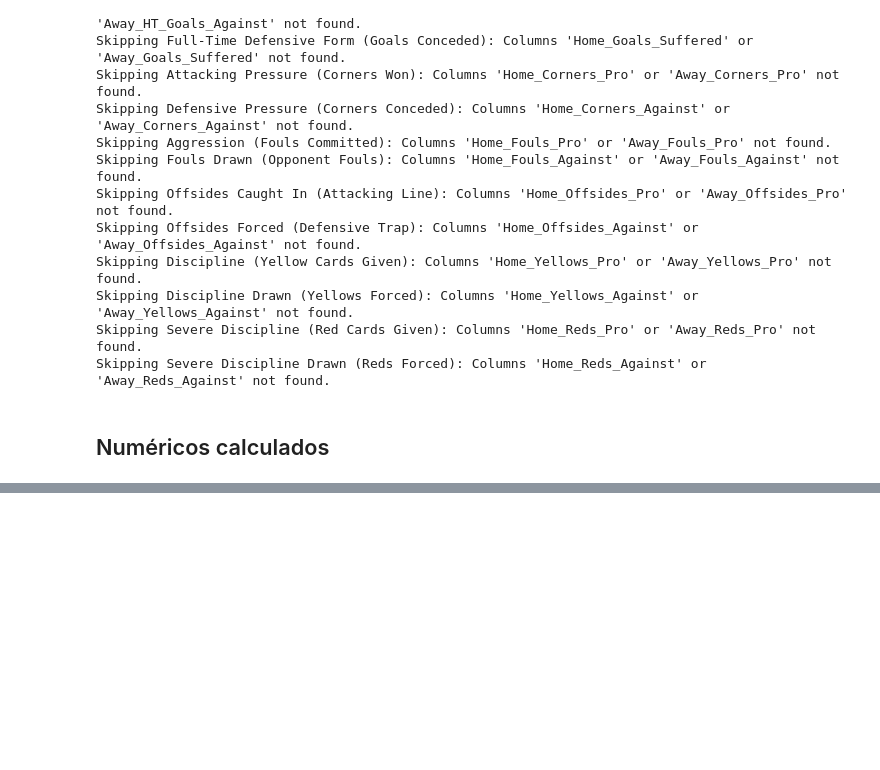
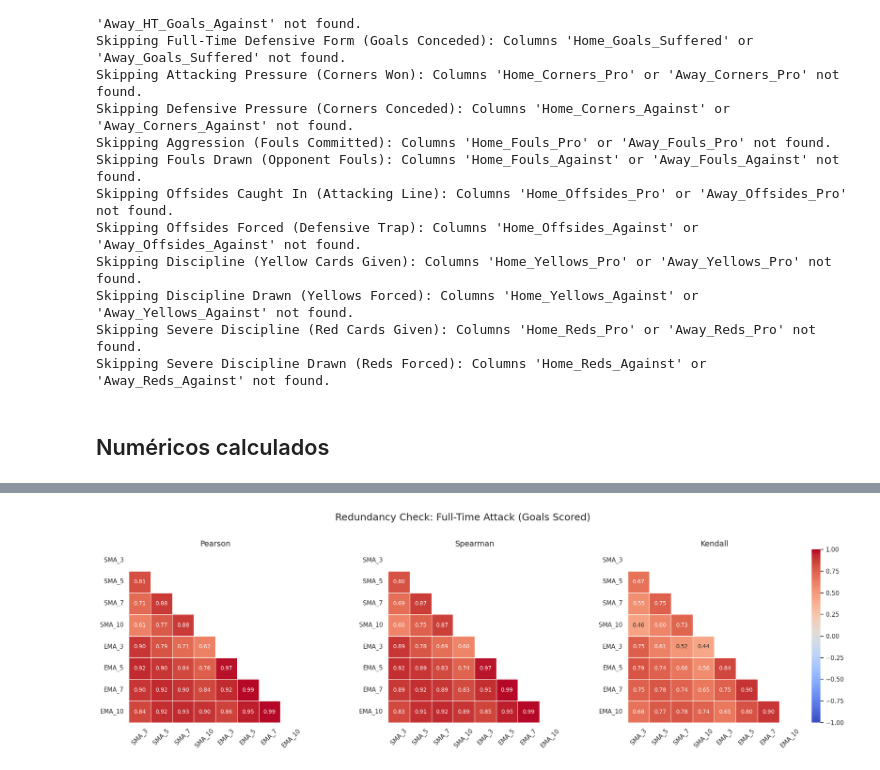
Before and after one commit to DyogoBendo/Projeto-ML, a Jupyter notebook: analise-exploratoria.ipynb, the cells around one changed output, grey strips where cells are left out. Saved outputs shown, nothing was run; the diff lists cells and outputs as text; code cells hidden in the pictures; blank space fills up the shorter version.

```diff
--- a/analise-exploratoria.ipynb
+++ b/analise-exploratoria.ipynb
@@ -684,0 +870,95 @@ Generating Feature Analysis graphs...
+# %%
+# ==========================================
+# CELL: MULTICOLLINEARITY SCANNER (8x8 MATRICES)
+# ==========================================
+import pandas as pd
+import numpy as np
+import matplotlib.pyplot as plt
+import seaborn as sns
+
+# 1. Load the dataset
+file_path = './processed-data/training_data_advanced.csv'
+df_train = pd.read_csv(file_path)
+
+print(f"Dataset loaded! Hunting for redundant calculations...\n")
+
+sns.set_theme(style="white")
+
+# 2. Define the statistics we want to check
+features_to_analyze = [
+    ('Goals_Pro', 'Full-Time Attack (Goals Scored)'),
+    ('Goals_Suffered', 'Full-Time Defense (Goals Conceded)'),
+    ('Corners_Pro', 'Attacking Pressure (Corners Won)'),
+    ('Fouls_Pro', 'Aggression (Fouls Committed)'),
+    ('Yellows_Pro', 'Discipline (Yellow Cards)'),
+    ('ShotsTarget_Pro', 'Accuracy (Shots on Target)'),
+    ('Shots_Pro', 'Volume (Total Shots Taken)'),
+    ('Form', 'Form'),
+]
+
+# 3. Define the matrix plotting function
+def plot_redundancy_matrices(df, stat_name, title):
+    windows = [3, 5, 7, 10]
+    ma_types = ['SMA', 'EMA']
+
+    # Grab the 8 Home columns
+    cols = [f'HomeTeam_Spec_{ma}_{w}_{stat_name}' for ma in ma_types for w in windows]
+
+    # Safety Check
+    missing = [c for c in cols if c not in df.columns]
+    if missing:
+        print(f"Skipping {title}: Missing columns in dataframe.")
+        return
+
+    df_sub = df[cols].copy()
+
+    # Rename columns to just "SMA_3", "EMA_10", etc., so they fit perfectly in the boxes
+    short_names = [f"{ma}_{w}" for ma in ma_types for w in windows]
+    df_sub.columns = short_names
+
+    # Calculate the three matrices
+    corr_pearson = df_sub.corr(method='pearson')
+    corr_spearman = df_sub.corr(method='spearman')
+    corr_kendall = df_sub.corr(method='kendall')
+
+    # Generate the upper triangle mask
+    mask = np.triu(np.ones_like(corr_pearson, dtype=bool))
+
+    # Setup the 1x3 Figure
+    fig, axes = plt.subplots(1, 3, figsize=(20, 6))
+    fig.suptitle(f"Redundancy Check: {title}", fontsize=18, y=1.02)
+
+    matrices = [
+        ("Pearson", corr_pearson),
+        ("Spearman", corr_spearman),
+        ("Kendall", corr_kendall)
+    ]
+
+    # Draw the heatmaps
+    for i, (method_title, matrix) in enumerate(matrices):
+        sns.heatmap(
+            matrix,
+            mask=mask,
+            cmap='coolwarm',
+            vmax=1.0,
+            vmin=-1.0,
+            center=0,
+            square=True,
+            linewidths=.5,
+            annot=True,          # <--- Numbers turned back on!
+            fmt=".2f",
+            annot_kws={"size": 10},
+            cbar=False if i < 2 else True, # Only show colorbar on the last plot
+            ax=axes[i]
+        )
+        axes[i].set_title(method_title, fontsize=14)
+        axes[i].tick_params(axis='x', rotation=45)
+        axes[i].tick_params(axis='y', rotation=0)
+
+    plt.tight_layout()
+    plt.show()
+
+# 4. Execute the loop
+for stat_name, plot_title in features_to_analyze:
+    plot_redundancy_matrices(df_train, stat_name, plot_title)
+# %% [output]
@@ -684,0 +966 @@ Generating Feature Analysis graphs...
+[figure, added]
```
Also changed, not shown: parts of 6 cells of this notebook, 9 other files.
